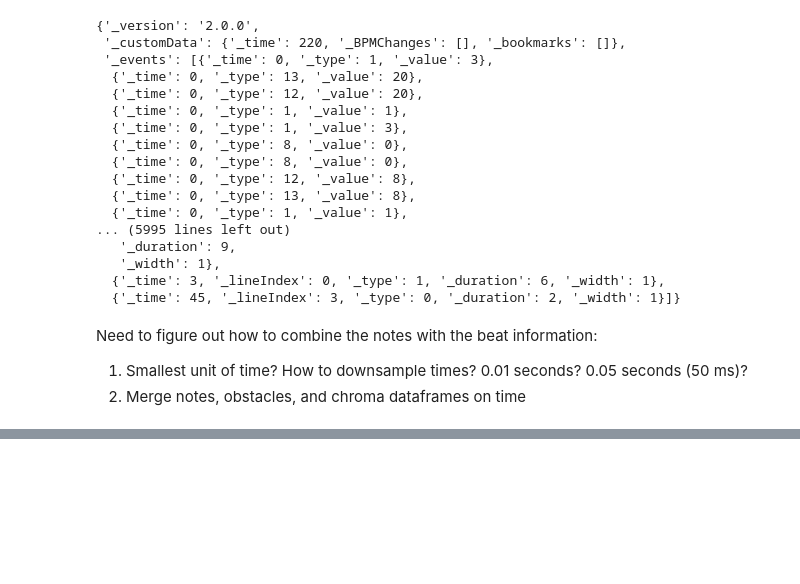
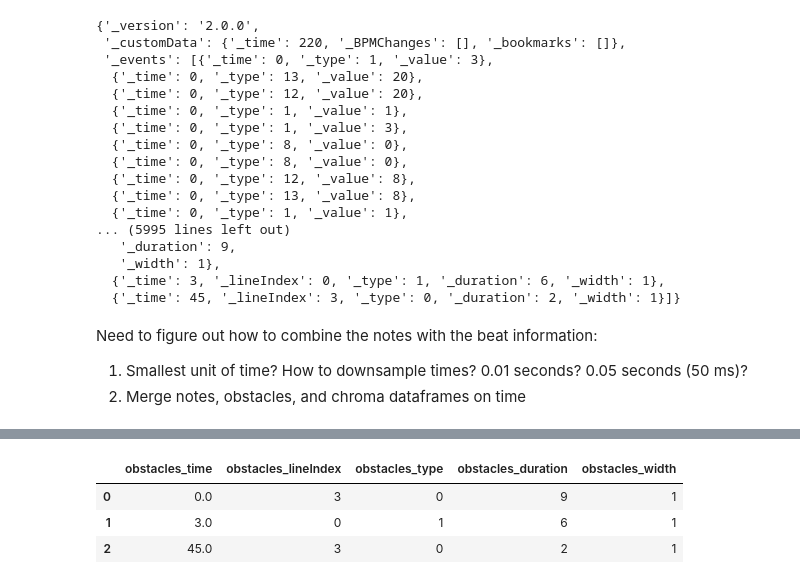
Before and after one commit to wvsharber/BeatMapSynthesizer, a Jupyter notebook: data_gathering_processing.ipynb, the cells around one changed output, grey strips where cells are left out. Cells and saved outputs as stored; diff of their text form; code cells hidden in the pictures; blank space fills up the shorter version.

```diff
--- a/data_gathering_processing.ipynb
+++ b/data_gathering_processing.ipynb
@@ -479,5 +488,5 @@ notes_3 = notes[notes['_type']==3].reset_index()
 # %%
-obstacles = pd.DataFrame.from_dict(map_file['_obstacles'])
+obstacles = pd.DataFrame.from_dict(map_file['_obstacles']).add_prefix('obstacles')
 # %% [markdown]
 Need to figure out how to combine the notes with the beat information:
 1. Smallest unit of time? How to downsample times? 0.01 seconds? 0.05 seconds (50 ms)?
@@ -638,0 +607,9 @@ merged
+# %%
+obstacles['obstacles_time'] = round(obstacles['obstacles_time'].astype(float), 2)
+# %%
+obstacles
+# %% [output]
+|  | obstacles_time | obstacles_lineIndex | obstacles_type | obstacles_duration | obstacles_width |
+| 0 | 0.0 | 3 | 0 | 9 | 1 |
+| 1 | 3.0 | 0 | 1 | 6 | 1 |
+| 2 | 45.0 | 3 | 0 | 2 | 1 |
```
Also changed, not shown: parts of 29 cells of this notebook, 1 other file.
